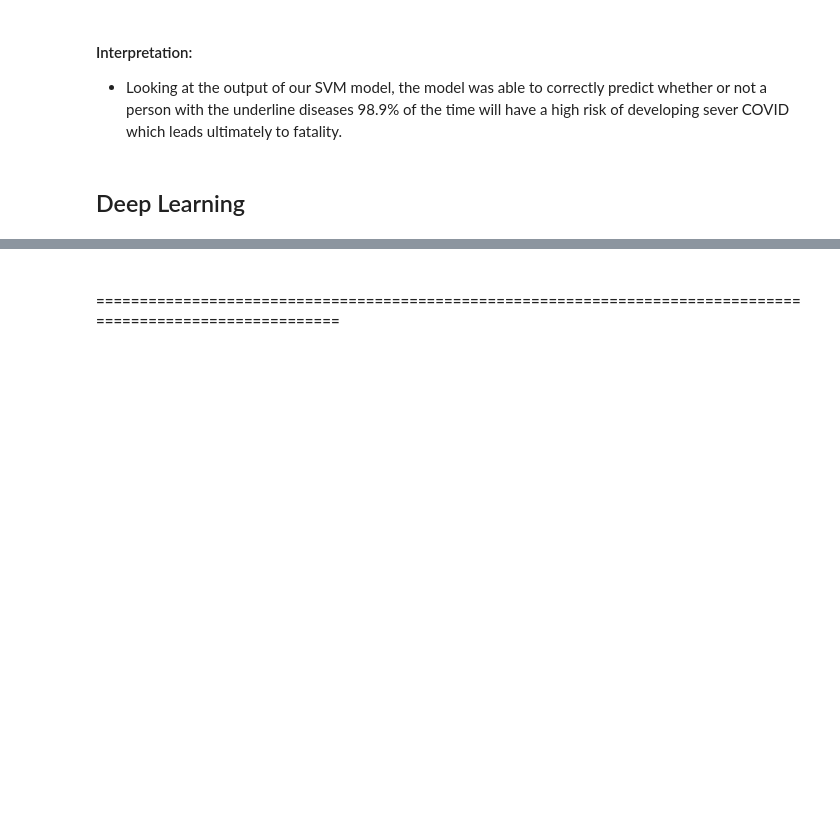
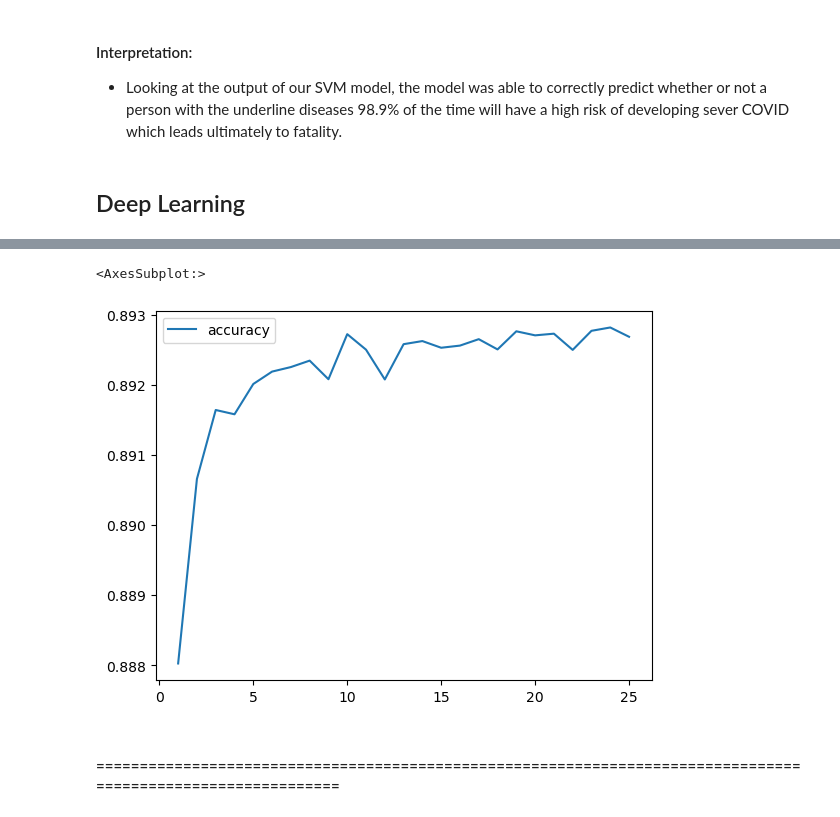
Before and after one commit to rvroomiii/group_hub, a Jupyter notebook: data_analysis/COVID_data_analysis.ipynb, the cells around one changed output, grey strips where cells are left out. Saved outputs shown, nothing was run; the diff lists cells and outputs as text; code cells hidden in the pictures; blank space fills up the shorter version.

Commit message:
Added classification report & plotted accuracy

```diff
--- a/data_analysis/COVID_data_analysis.ipynb
+++ b/data_analysis/COVID_data_analysis.ipynb
@@ -323,3 +442,9 @@ Loss: 0.23869368433952332, Accuracy: 0.8957969546318054
+# %%
+# Plot the accuracy
+history_df.plot(y="accuracy")
+# %% [output]
+<AxesSubplot:>
+[figure, added]
 # %% [markdown]
 #### =============================================================================================================
 # %% [markdown]
```
Also changed, not shown: parts of 35 cells of this notebook.
